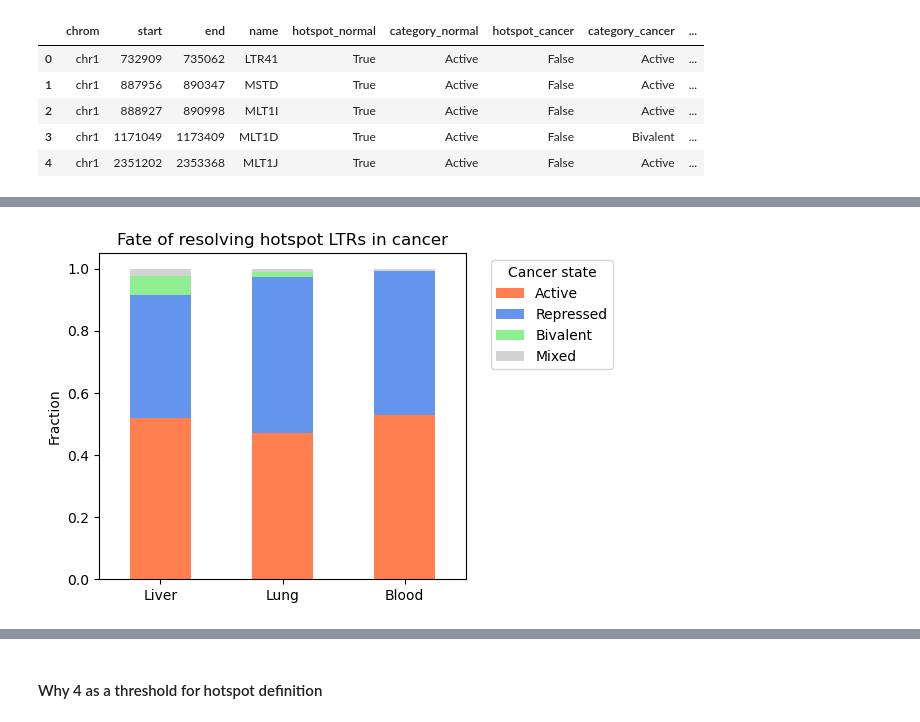
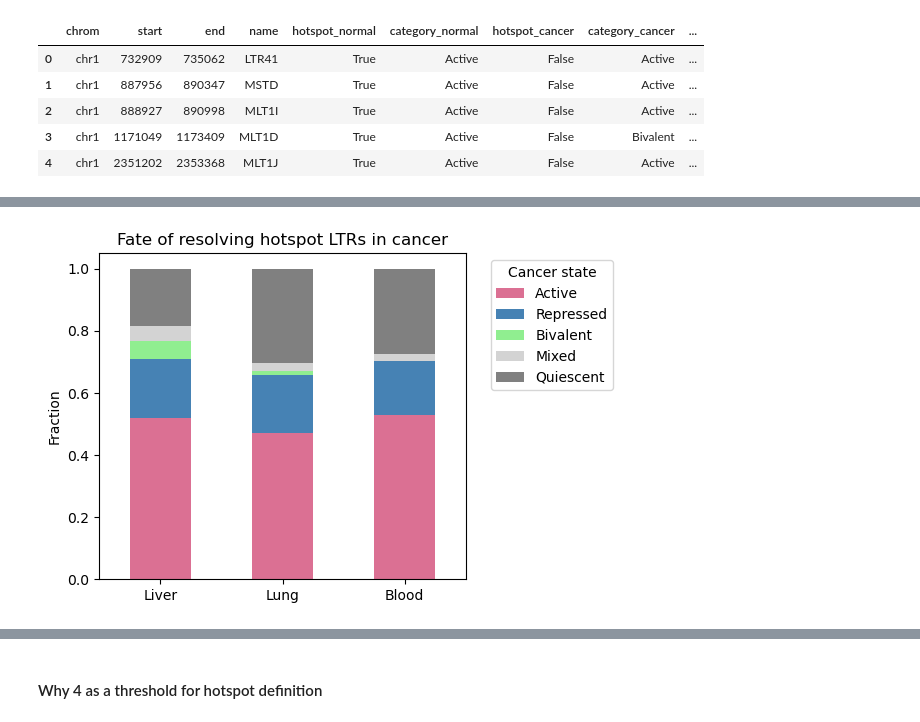
Before and after one commit to caocao0525/HERV, a Jupyter notebook: herv_all_hotspot_analysis.ipynb, the cells around one changed output, grey strips where cells are left out. Cells and saved outputs as stored; diff of their text form; code cells hidden in the pictures.

```diff
--- a/herv_all_hotspot_analysis.ipynb
+++ b/herv_all_hotspot_analysis.ipynb
@@ -561,40 +679,41 @@ print(fate_props)
 # %%
-category_order = ["Active", "Repressed", "Bivalent", "Mixed"]
+category_order = ["Active", "Repressed", "Bivalent", "Mixed", "Quiescent"]
 
 plot_df = (
     fate_props.pivot(index="tissue", columns="category_cancer", values="fraction")
     .reindex(columns=category_order)
     .fillna(0)
 )
 
 color_dict = {
-    "Active": "coral",     #
-    "Repressed": "cornflowerblue",  #
+    "Active": "palevioletred",     #
+    "Repressed": "steelblue",  #
     "Bivalent": "lightgreen",   #
-    "Mixed": "lightgray"       #
+    "Mixed": "lightgray",   #
+    "Quiescent": "gray"       #
 }
 
 plot_df = plot_df.reindex(["Liver", "Lung", "Blood"])
 
 plot_df.plot(
     kind="bar",
     stacked=True,
     figsize=(6,4),
     color=[color_dict[c] for c in plot_df.columns]
 )
 
 plt.ylabel("Fraction")
 plt.xlabel("")
 plt.title("Fate of resolving hotspot LTRs in cancer")
 
 plt.xticks(rotation=0)  # cleaner for slides
 
 plt.legend(title="Cancer state", bbox_to_anchor=(1.05, 1), loc="upper left")
 
 plt.tight_layout()
 plt.show()
 # %% [output]
-[figure, old version]
+[figure, new version]
 # %%
 summary_table = fate_counts.merge(
     fate_props[["tissue", "category_cancer", "fraction"]],
```
Also changed, not shown: parts of 11 cells of this notebook.
